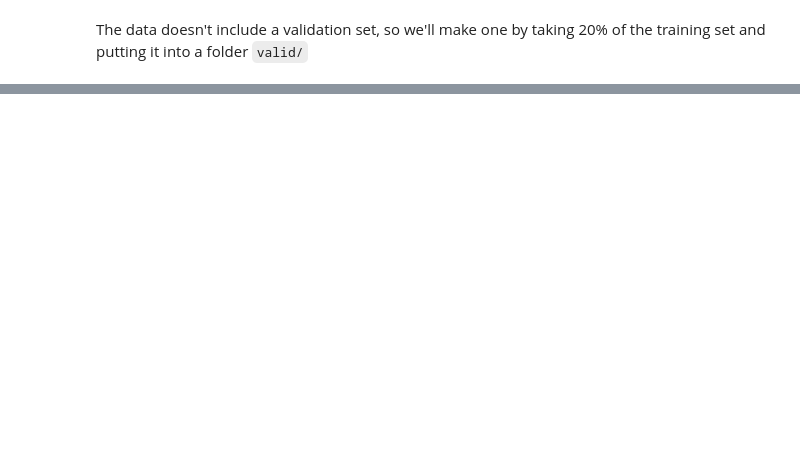
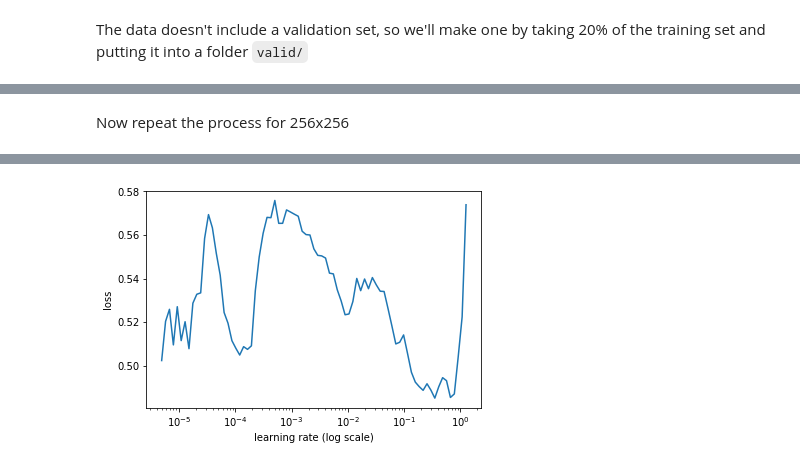
Before and after one commit to jamesr2323/deep_learning, a Jupyter notebook: multi_class_image_classification.ipynb, the cells around one changed output, grey strips where cells are left out. Saved outputs shown, nothing was run; the diff lists cells and outputs as text; code cells hidden in the pictures; blank space fills up the shorter version.

```diff
--- a/multi_class_image_classification.ipynb
+++ b/multi_class_image_classification.ipynb
@@ -107,0 +175,10 @@ for i in range(0,10):
+# %%
+learn = learn_size(learn, 128, 8e-2, [1/500, 1/50, 1/5])
+learn.save('resnet50.64.128') # save the state of the model in case something goes wrong later
+# %% [markdown]
+Now repeat the process for 256x256
+# %%
+learn.set_data(get_data(resnet50, sz=256))
+learn.lr_find(start_lr=1e-6)
+learn.sched.plot()
+# %% [output]
@@ -107,0 +186 @@ for i in range(0,10):
+[figure, added]
```
Also changed, not shown: parts of 29 cells of this notebook.
